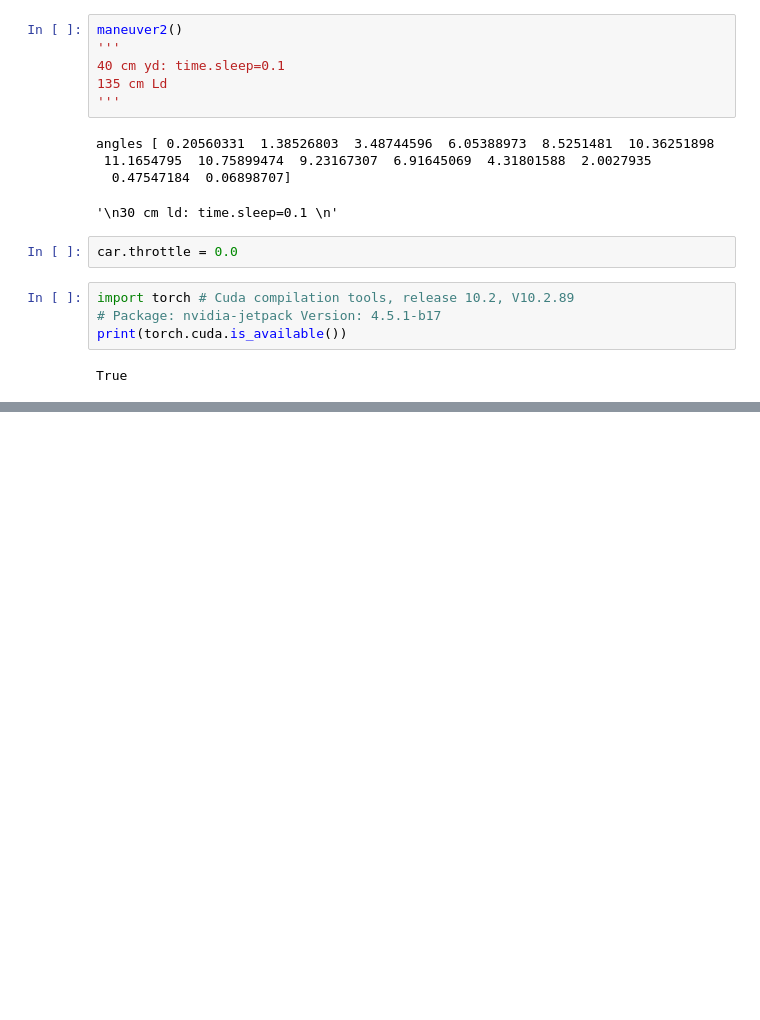
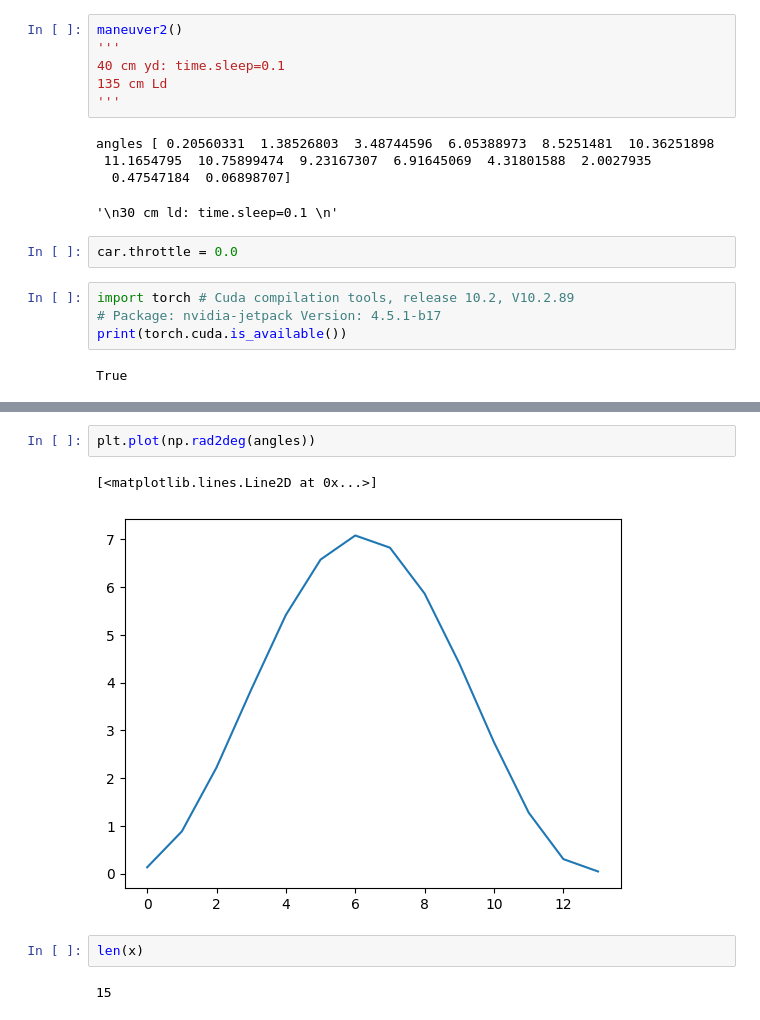
Before and after one commit to legonko/Final-project, a Jupyter notebook: lib/utils/test_path_planning.ipynb, the cells around one changed output, grey strips where cells are left out. Drawn from its saved outputs; the diff is of its cells as text; blank space fills up the shorter version.

```diff
--- a/lib/utils/test_path_planning.ipynb
+++ b/lib/utils/test_path_planning.ipynb
@@ -323,0 +390,9 @@ True
+# %%
+plt.plot(np.rad2deg(angles))
+# %% [output]
+[<matplotlib.lines.Line2D at 0x...>]
+[figure, added]
+# %%
+len(x)
+# %% [output]
+15
```
Also changed, not shown: parts of 13 cells of this notebook, 18 other files.
